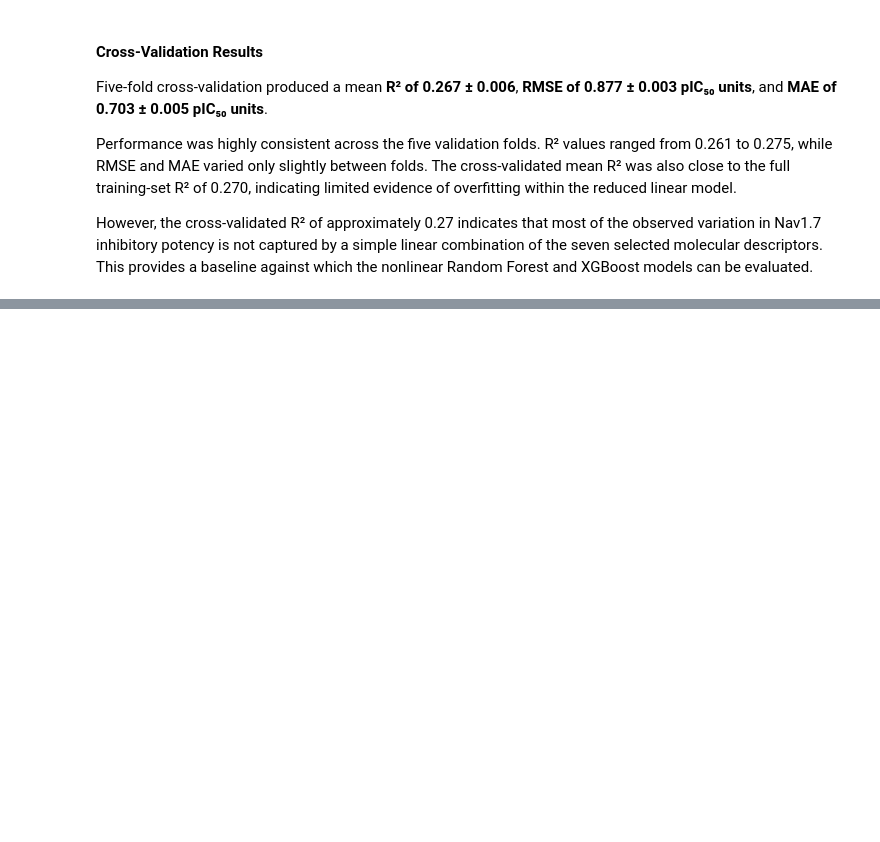
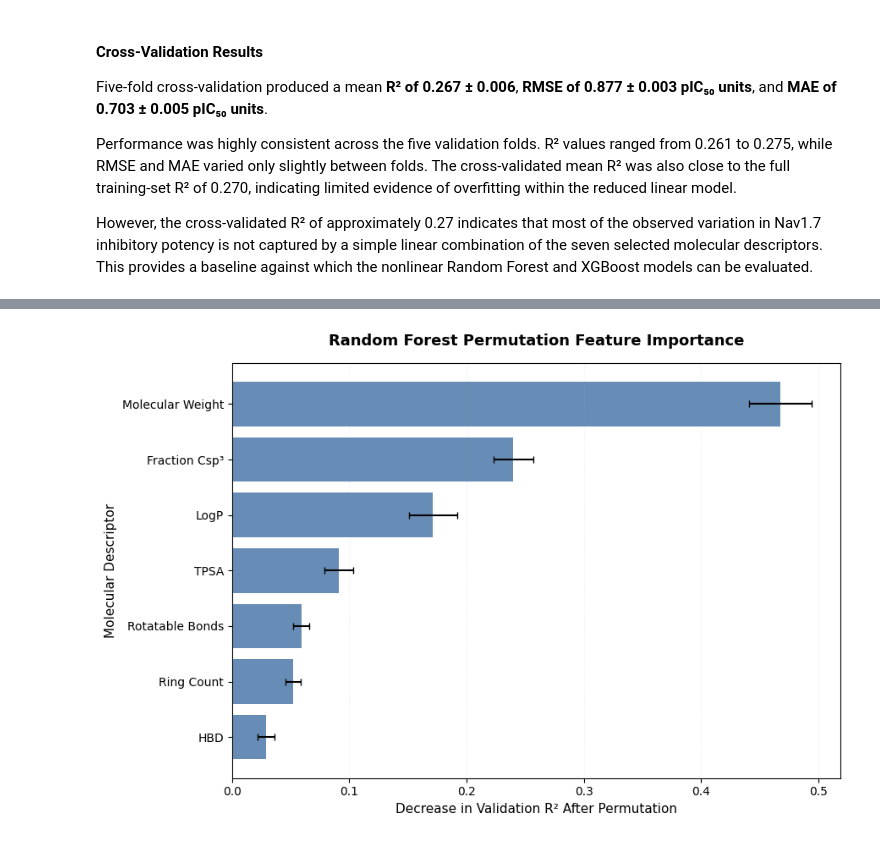
Before and after one commit to larry-xiping/nav1.7-sodium-channel-sar, a Jupyter notebook: notebooks/03_machine_learning_models.ipynb, the cells around one changed output, grey strips where cells are left out. Cells and saved outputs as stored; diff of their text form; code cells hidden in the pictures; blank space fills up the shorter version.

```diff
--- a/notebooks/03_machine_learning_models.ipynb
+++ b/notebooks/03_machine_learning_models.ipynb
@@ -496,0 +724,54 @@ These results establish Random Forest as a stronger nonlinear benchmark for subs
+# %%
+# Chemistry-readable labels
+display_names = {
+    'MW': 'Molecular Weight',
+    'LogP': 'LogP',
+    'TPSA': 'TPSA',
+    'HBD': 'HBD',
+    'RotatableBonds': 'Rotatable Bonds',
+    'RingCount': 'Ring Count',
+    'FractionCSP3': 'Fraction Csp³'
+}
+
+plot_perm = perm_summary.copy()
+plot_perm['DisplayName'] = plot_perm['Descriptor'].map(display_names)
+
+plt.figure(figsize=(9, 6))
+
+plt.barh(
+    plot_perm['DisplayName'],
+    plot_perm['R2_Drop_Mean'],
+    xerr=plot_perm['R2_Drop_Std'],
+    color=COLOR_PRIMARY,
+    alpha=0.85,
+    capsize=3
+)
+
+plt.gca().invert_yaxis()
+
+plt.title(
+    "Random Forest Permutation Feature Importance",
+    fontsize=13,
+    fontweight='bold',
+    pad=15
+)
+
+plt.xlabel(
+    "Decrease in Validation R² After Permutation",
+    fontsize=11
+)
+plt.ylabel(
+    "Molecular Descriptor",
+    fontsize=11
+)
+
+plt.grid(
+    axis='x',
+    alpha=0.2,
+    linestyle=':'
+)
+
+plt.tight_layout()
+plt.show()
+# %% [output]
+[figure, added]
```
Also changed, not shown: parts of 19 cells of this notebook.
